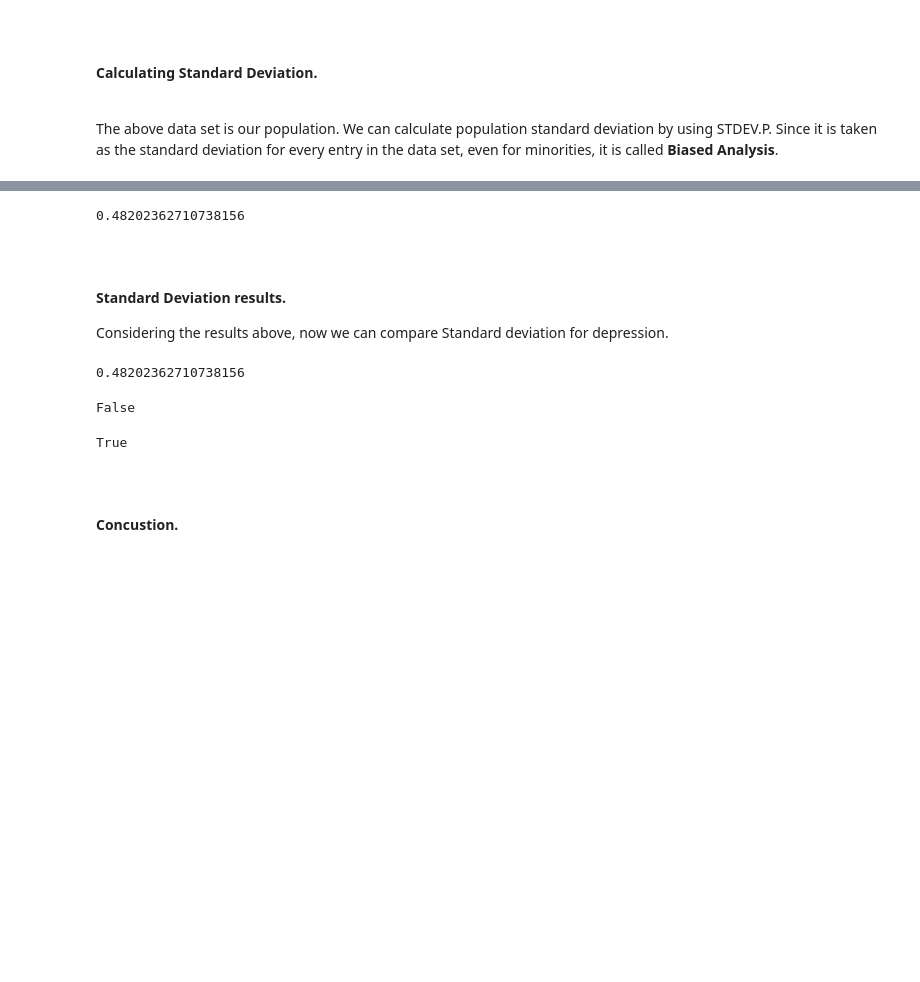
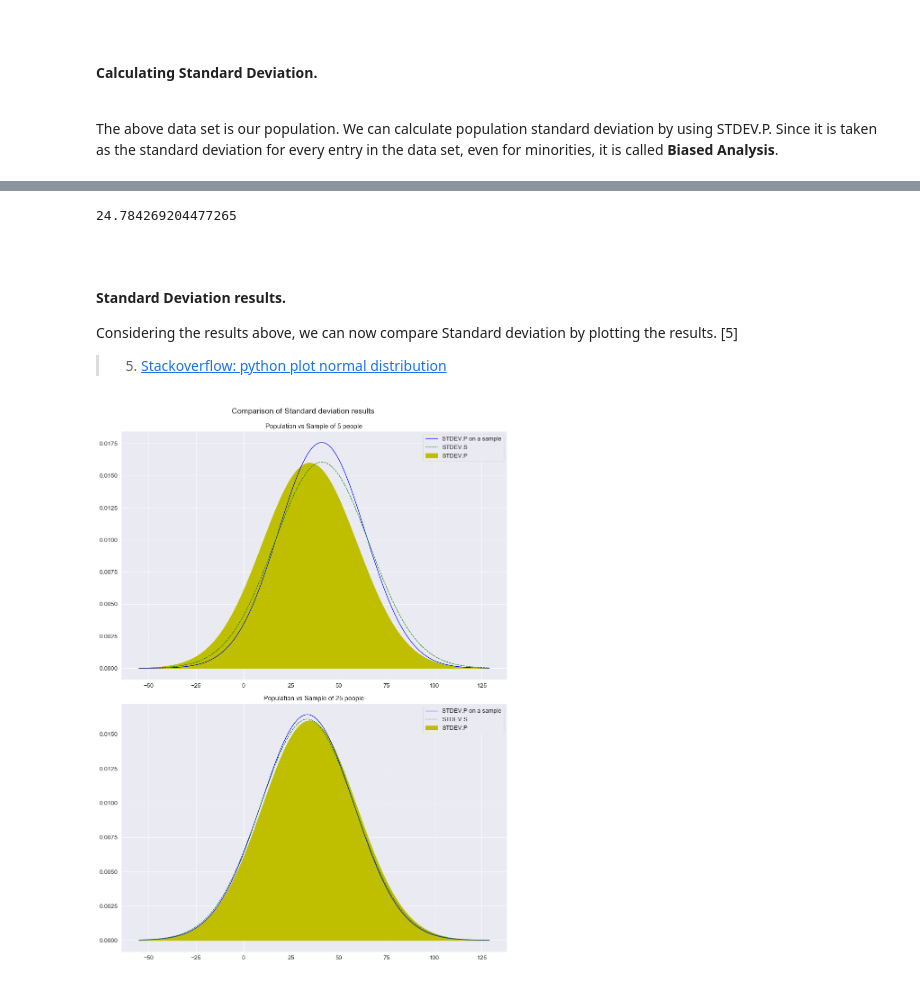
Before and after one commit to olgarozhdestvina/Machine-Learning-and-Statistics, a Jupyter notebook: Tasks.ipynb, the cells around one changed output, grey strips where cells are left out. Drawn from its saved outputs; the diff is of its cells as text; code cells hidden in the pictures; blank space fills up the shorter version.

```diff
--- a/Tasks.ipynb
+++ b/Tasks.ipynb
@@ -320,5 +332,5 @@ STDEVP["depression"]
 # %%
-# Simulate STDDEV.S formula
-STDEVS = np.sqrt(np.sum((f_d - np.mean(f_d))**2)/(len(f_d)-1))
-STDEVS["depression"]
+# Simulate STDEV.S formula
+STDEVS1 = np.sqrt(np.sum((s1 - np.mean(s1))**2)/(len(s1)-1))
+STDEVS1
 # %% [output]
@@ -357,0 +341,4 @@ The above sample is only a small fraction of the population. Therefore, the stan
+# %%
+# Select a sample of 25 people from the end of the data frame.
+s2 = p.iloc[-25:]
+s2
@@ -358,5 +363,4 @@ The above sample is only a small fraction of the population. Therefore, the stan
 # %%
-# Perform STDDEV.P on a sample
-STDEVP_on_sample = np.sqrt(np.sum((a - np.mean(a))**2)/(len(a)))
-STDEVP_on_sample["depression"]
+STDEVP_on_sample2 = np.sqrt(np.sum((s2 - np.mean(s2))**2)/len(s2))
+STDEVP_on_sample2
 # %% [output]
@@ -370,32 +368,45 @@ For this reason STDEV.S formula exists. It is used on a small sample of entire p
 # %%
-# Simulate STDDEV.S formula
-STDEVS = np.sqrt(np.sum((a - np.mean(a))**2)/(len(a)-1))
-STDEVS["depression"]
+STDEVS2 = np.sqrt(np.sum((s2 - np.mean(s2))**2)/(len(s2)-1))
+STDEVS2
 # %% [output]
-0.48202362710738156
+24.784269204477265
 # %% [markdown]
 <br>
 
 #### Standard Deviation results.
 
-Considering the results above, now we can compare Standard deviation for depression.
+Considering the results above, we can now compare Standard deviation by plotting the results. [5]
+>5. [Stackoverflow: python plot normal distribution](https://stackoverflow.com/questions/10138085/python-plot-normal-distribution)
-# %%
-# check what is the closest number to STDEVP
-
-list = [STDEVP_on_sample["depression"], STDEVS["depression"]]
-closest_to_STDEVP = min(list, key=lambda x:abs(x-STDEVP["depression"]))
-closest_to_STDEVP
-# %% [output]
-0.48202362710738156
-# %%
-STDEVP_on_sample["depression"] == closest_to_STDEVP
-# %% [output]
-False
-# %%
-STDEVS["depression"] == closest_to_STDEVP
-# %% [output]
-True
-# %% [markdown]
-<br>
-
-#### Concustion.
+# %%
+# Create the x axis.
+x_axis = np.arange(-55, 130)
+
+# Change size for plots.
+plt.rcParams['figure.figsize'] = (13, 17)
+
+# Plot two plots one under the other.
+fig, [ax1,ax2] = plt.subplots(2,1)
+fig.suptitle("Comparison of Standard deviation results", y=1.015)
+
+# Plot the standard deviation results.
+# Sample 1.
+ax1.fill_between(x_axis, norm.pdf(x_axis, np.mean(p),STDEVP), color="y", label="STDEV.P")
+ax1.plot(x_axis, norm.pdf(x_axis, np.mean(s1),STDEVP_on_sample1), color="b", label="STDEV.P on a sample")
+ax1.plot(x_axis, norm.pdf(x_axis, np.mean(s1),STDEVS1),color="g", linestyle='--', label="STDEV.S")
+ax1.set_title("Population vs Sample of 5 people")
+ax1.legend()
+
+# Sample 2.
+ax2.fill_between(x_axis, norm.pdf(x_axis, np.mean(p),STDEVP), color="y", label="STDEV.P")
+ax2.plot(x_axis, norm.pdf(x_axis, np.mean(s2),STDEVP_on_sample2), color="b", label="STDEV.P on a sample")
+ax2.plot(x_axis, norm.pdf(x_axis, np.mean(s2),STDEVS2),color="g", linestyle='--', label="STDEV.S")
+ax2.set_title("Population vs Sample of 25 people")
+ax2.legend()
+
+# Clean up whitespace padding.
+fig.tight_layout()
+
+# Display the plots.
+plt.show()
+# %% [output]
+[figure, added]
```
Also changed, not shown: parts of 33 cells of this notebook.
